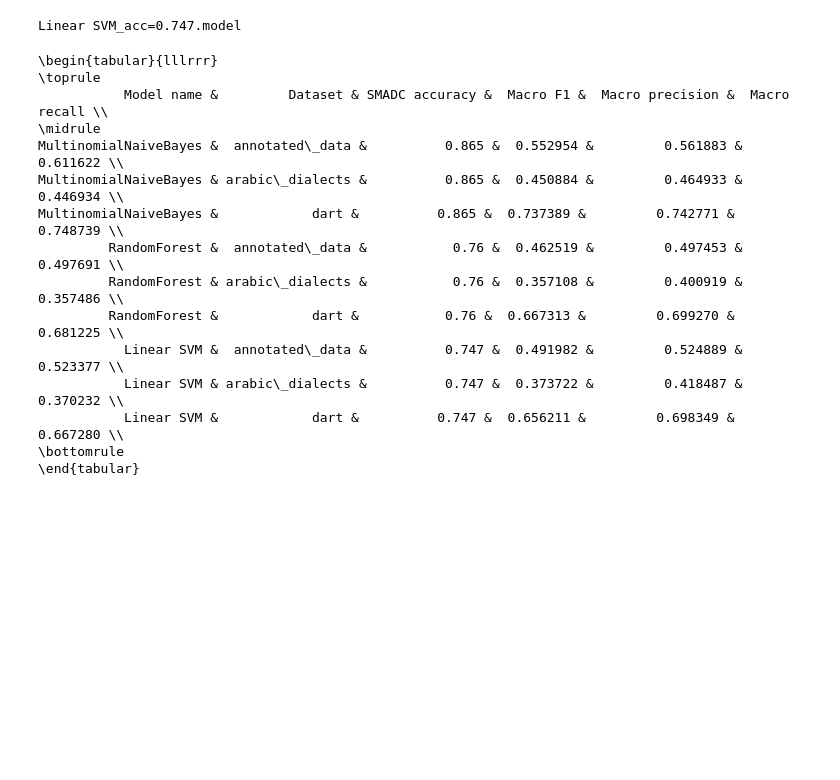
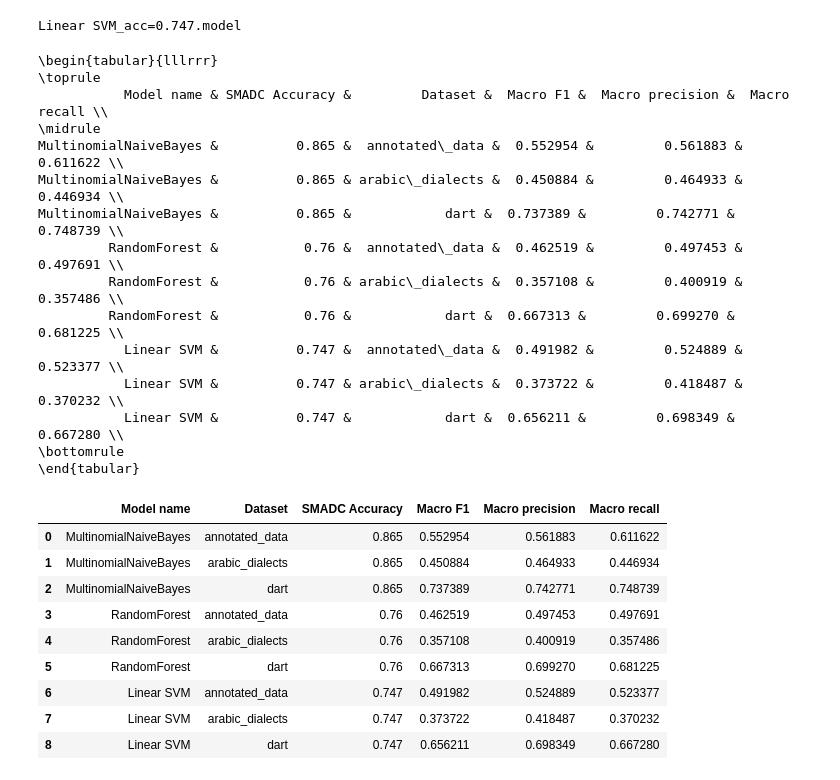
Before and after one commit to d7miiZ/Dialect-Graduation-Project, a Jupyter notebook: code/generate_other_models.ipynb, the cells around one changed output. Saved outputs shown, nothing was run; the diff lists cells and outputs as text; code cells hidden in the pictures; blank space fills up the shorter version.

Commit message:
Reorder table for more clarity

```diff
--- a/code/generate_other_models.ipynb
+++ b/code/generate_other_models.ipynb
@@ -150,23 +150,36 @@ https://scikit-learn.org/stable/modules/model_persistence.html#security-maintain
 RandomForest_acc=0.76.model
 Linear SVM_acc=0.747.model
 # %%
-df_results = pd.DataFrame(results, columns=["Model name", "Dataset", "SMADC accuracy", "Macro F1", "Macro precision", "Macro recall"])
+df_results = pd.DataFrame(results, columns=["Model name", "Dataset", "SMADC Accuracy", "Macro F1", "Macro precision", "Macro recall"])
 df_results["Model name"] = df_results["Model name"].apply(lambda name: name[:name.find("_")])
 # %%
-print(df_results.to_latex(index=False))
+print(df_results[["Model name", "SMADC Accuracy", "Dataset", "Macro F1", "Macro precision", "Macro recall"]].to_latex(index=False))
 # %% [output]
 \begin{tabular}{lllrrr}
 \toprule
-           Model name &         Dataset & SMADC accuracy &  Macro F1 &  Macro precision &  Macro recall \\
+           Model name & SMADC Accuracy &         Dataset &  Macro F1 &  Macro precision &  Macro recall \\
 \midrule
-MultinomialNaiveBayes &  annotated\_data &          0.865 &  0.552954 &         0.561883 &      0.611622 \\
-MultinomialNaiveBayes & arabic\_dialects &          0.865 &  0.450884 &         0.464933 &      0.446934 \\
-MultinomialNaiveBayes &            dart &          0.865 &  0.737389 &         0.742771 &      0.748739 \\
-         RandomForest &  annotated\_data &           0.76 &  0.462519 &         0.497453 &      0.497691 \\
-         RandomForest & arabic\_dialects &           0.76 &  0.357108 &         0.400919 &      0.357486 \\
-         RandomForest &            dart &           0.76 &  0.667313 &         0.699270 &      0.681225 \\
-           Linear SVM &  annotated\_data &          0.747 &  0.491982 &         0.524889 &      0.523377 \\
-           Linear SVM & arabic\_dialects &          0.747 &  0.373722 &         0.418487 &      0.370232 \\
-           Linear SVM &            dart &          0.747 &  0.656211 &         0.698349 &      0.667280 \\
+MultinomialNaiveBayes &          0.865 &  annotated\_data &  0.552954 &         0.561883 &      0.611622 \\
+MultinomialNaiveBayes &          0.865 & arabic\_dialects &  0.450884 &         0.464933 &      0.446934 \\
+MultinomialNaiveBayes &          0.865 &            dart &  0.737389 &         0.742771 &      0.748739 \\
+         RandomForest &           0.76 &  annotated\_data &  0.462519 &         0.497453 &      0.497691 \\
+         RandomForest &           0.76 & arabic\_dialects &  0.357108 &         0.400919 &      0.357486 \\
+         RandomForest &           0.76 &            dart &  0.667313 &         0.699270 &      0.681225 \\
+           Linear SVM &          0.747 &  annotated\_data &  0.491982 &         0.524889 &      0.523377 \\
+           Linear SVM &          0.747 & arabic\_dialects &  0.373722 &         0.418487 &      0.370232 \\
+           Linear SVM &          0.747 &            dart &  0.656211 &         0.698349 &      0.667280 \\
 \bottomrule
 \end{tabular}
+# %%
+df_results
+# %% [output]
+|  | Model name | Dataset | SMADC Accuracy | Macro F1 | Macro precision | Macro recall |
+| 0 | MultinomialNaiveBayes | annotated_data | 0.865 | 0.552954 | 0.561883 | 0.611622 |
+| 1 | MultinomialNaiveBayes | arabic_dialects | 0.865 | 0.450884 | 0.464933 | 0.446934 |
+| 2 | MultinomialNaiveBayes | dart | 0.865 | 0.737389 | 0.742771 | 0.748739 |
+| 3 | RandomForest | annotated_data | 0.76 | 0.462519 | 0.497453 | 0.497691 |
+| 4 | RandomForest | arabic_dialects | 0.76 | 0.357108 | 0.400919 | 0.357486 |
+| 5 | RandomForest | dart | 0.76 | 0.667313 | 0.699270 | 0.681225 |
+| 6 | Linear SVM | annotated_data | 0.747 | 0.491982 | 0.524889 | 0.523377 |
+| 7 | Linear SVM | arabic_dialects | 0.747 | 0.373722 | 0.418487 | 0.370232 |
+| 8 | Linear SVM | dart | 0.747 | 0.656211 | 0.698349 | 0.667280 |
```
Also changed, not shown: parts of 1 cell of this notebook, 3 other files.
